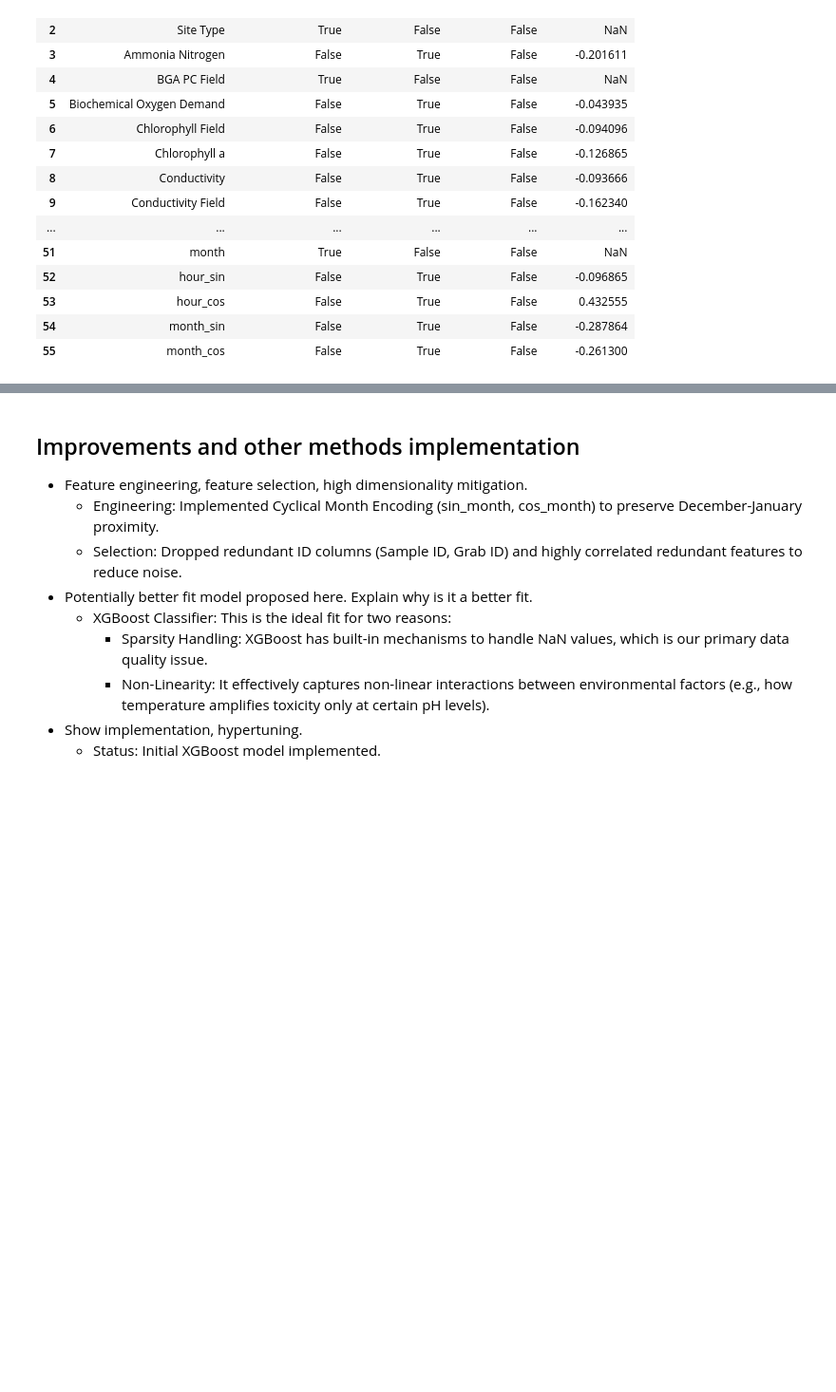
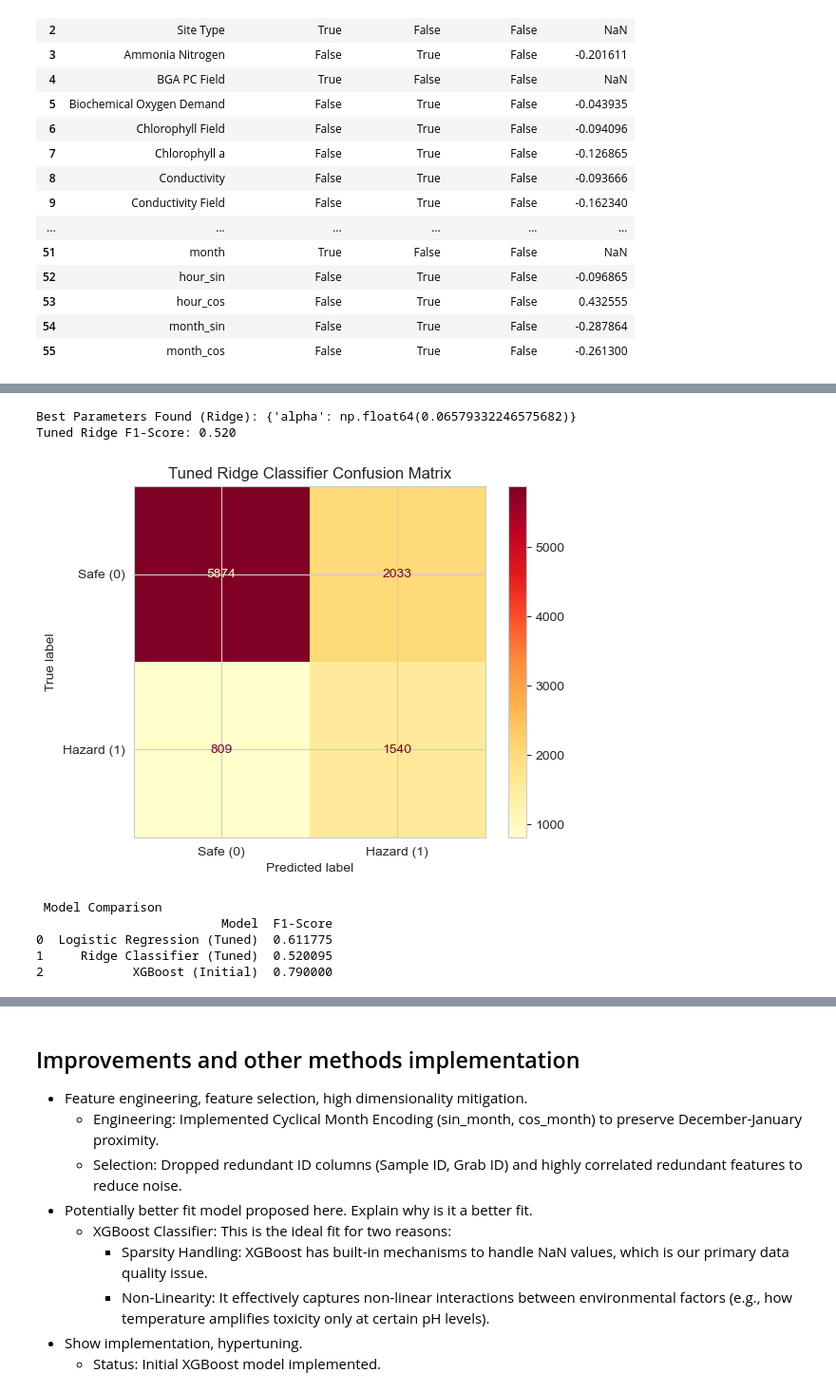
Before and after one commit to coconath0/ML-project, a Jupyter notebook: project_progress_ETI.ipynb, the cells around one changed output, grey strips where cells are left out. Shown at 95% size. Drawn from its saved outputs; the diff is of its cells as text; code cells hidden in the pictures; blank space fills up the shorter version.

Commit message:
Added Ridge method

```diff
--- a/project_progress_ETI.ipynb
+++ b/project_progress_ETI.ipynb
@@ -508,0 +525,54 @@ Dropped by L1: 3
+# %%
+from sklearn.linear_model import RidgeClassifier
+from sklearn.model_selection import RandomizedSearchCV
+from sklearn.metrics import ConfusionMatrixDisplay, f1_score, confusion_matrix
+import numpy as np
+import pandas as pd
+
+#RIDGE CLASSIFIER IMPLEMENTATION
+ridge_clf = RidgeClassifier(random_state=42, class_weight='balanced')
+
+ridge_param_grid = {
+    'alpha': np.logspace(-3, 1, 100)
+}
+
+ridge_random_search = RandomizedSearchCV(
+    ridge_clf,
+    ridge_param_grid,
+    n_iter=50,
+    cv=5,
+    scoring='f1',
+    n_jobs=-1,
+    random_state=42
+)
+
+# X_train and y_train must exist from prior EDA cells
+ridge_random_search.fit(X_train, y_train)
+
+best_ridge_clf = ridge_random_search.best_estimator_
+tuned_ridge_f1 = f1_score(y_test, best_ridge_clf.predict(X_test))
+
+print(f"Best Parameters Found (Ridge): {ridge_random_search.best_params_}")
+print(f"Tuned Ridge F1-Score: {tuned_ridge_f1:.3f}")
+
+cm_ridge = confusion_matrix(y_test, best_ridge_clf.predict(X_test), labels=best_ridge_clf.classes_)
+disp_ridge = ConfusionMatrixDisplay(confusion_matrix=cm_ridge, display_labels=['Safe (0)', 'Hazard (1)'])
+disp_ridge.plot(cmap='YlOrRd')
+plt.title('Tuned Ridge Classifier Confusion Matrix')
+plt.show()
+comparison = pd.DataFrame({
+    'Model': ['Logistic Regression (Tuned)', 'Ridge Classifier (Tuned)', 'XGBoost (Initial)'],
+    'F1-Score': [tuned_f1, tuned_ridge_f1, xgb_f1]
+})
+
+print("\n Model Comparison")
+print(comparison)
+# %% [output]
+Best Parameters Found (Ridge): {'alpha': np.float64(0.06579332246575682)}
+Tuned Ridge F1-Score: 0.520
+[figure, added]
+ Model Comparison
+                         Model  F1-Score
+0  Logistic Regression (Tuned)  0.611775
+1     Ridge Classifier (Tuned)  0.520095
+2            XGBoost (Initial)  0.790000
```
Also changed, not shown: parts of 4 cells of this notebook, 1 other file.
